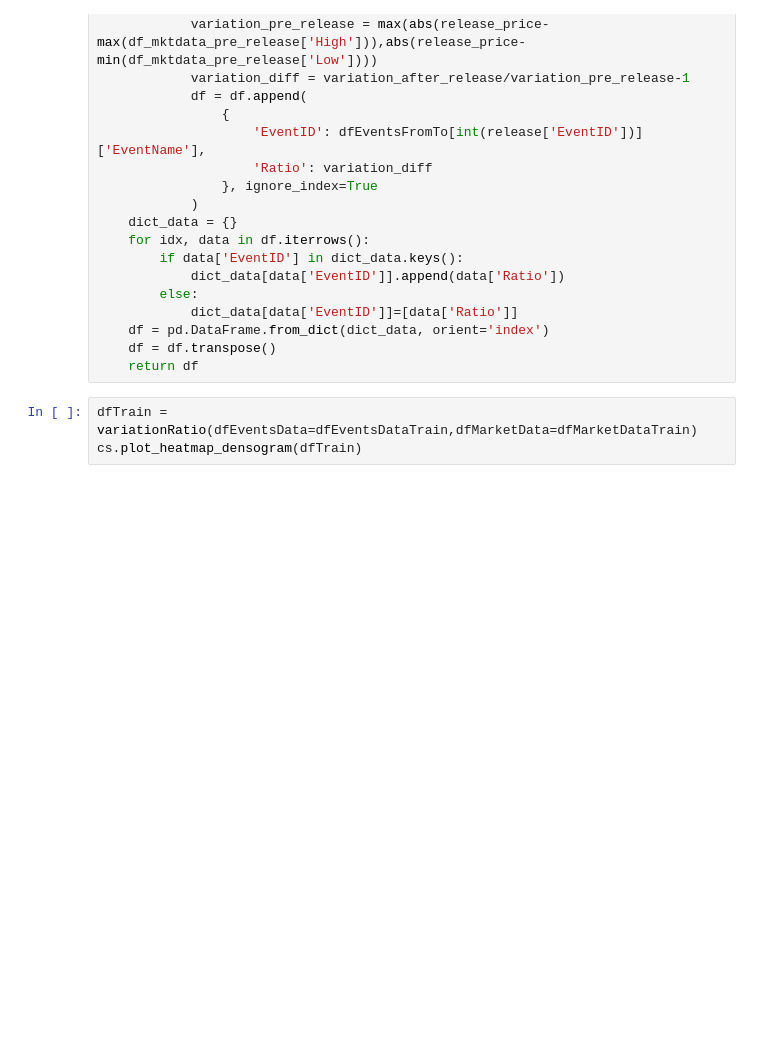
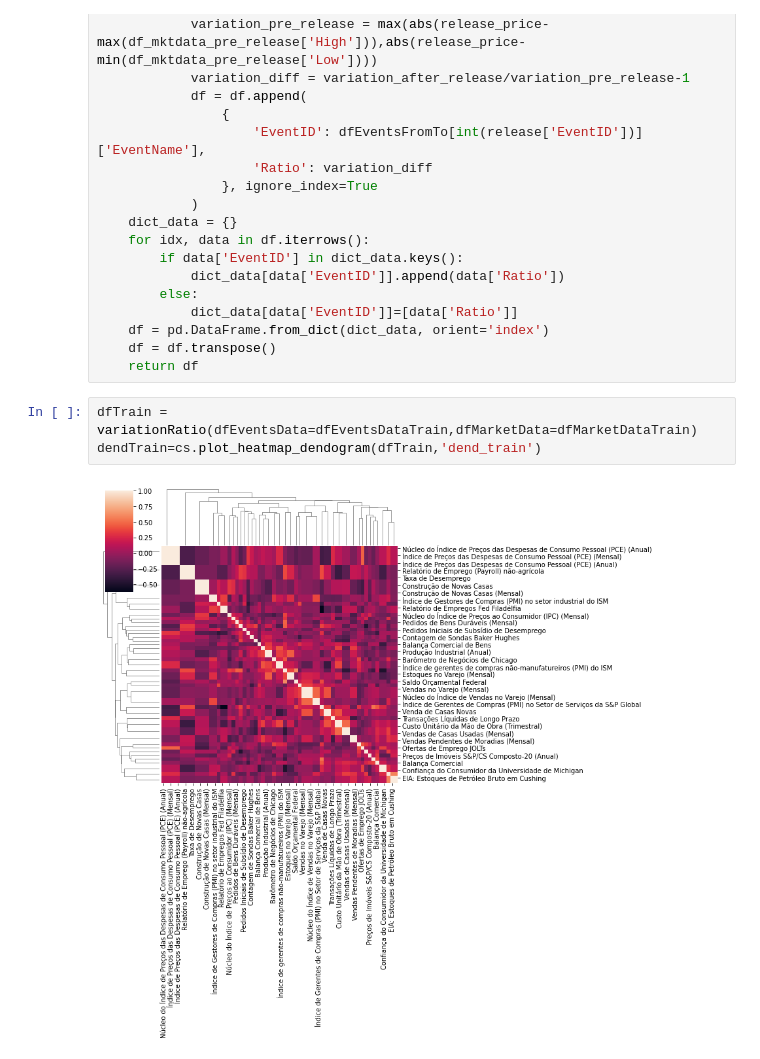
Before and after one commit to angelohomen/economic-events, a Jupyter notebook: main.ipynb, the cells around one changed output. Saved outputs shown, nothing was run; the diff lists cells and outputs as text; blank space fills up the shorter version.

```diff
--- a/main.ipynb
+++ b/main.ipynb
@@ -90,4 +90,6 @@ def variationRatio(
     return df
 # %%
 dfTrain = variationRatio(dfEventsData=dfEventsDataTrain,dfMarketData=dfMarketDataTrain)
-cs.plot_heatmap_densogram(dfTrain)
+dendTrain=cs.plot_heatmap_dendogram(dfTrain,'dend_train')
+# %% [output]
+[figure, added]
```
Also changed, not shown: parts of 17 cells of this notebook, 2 other files.
